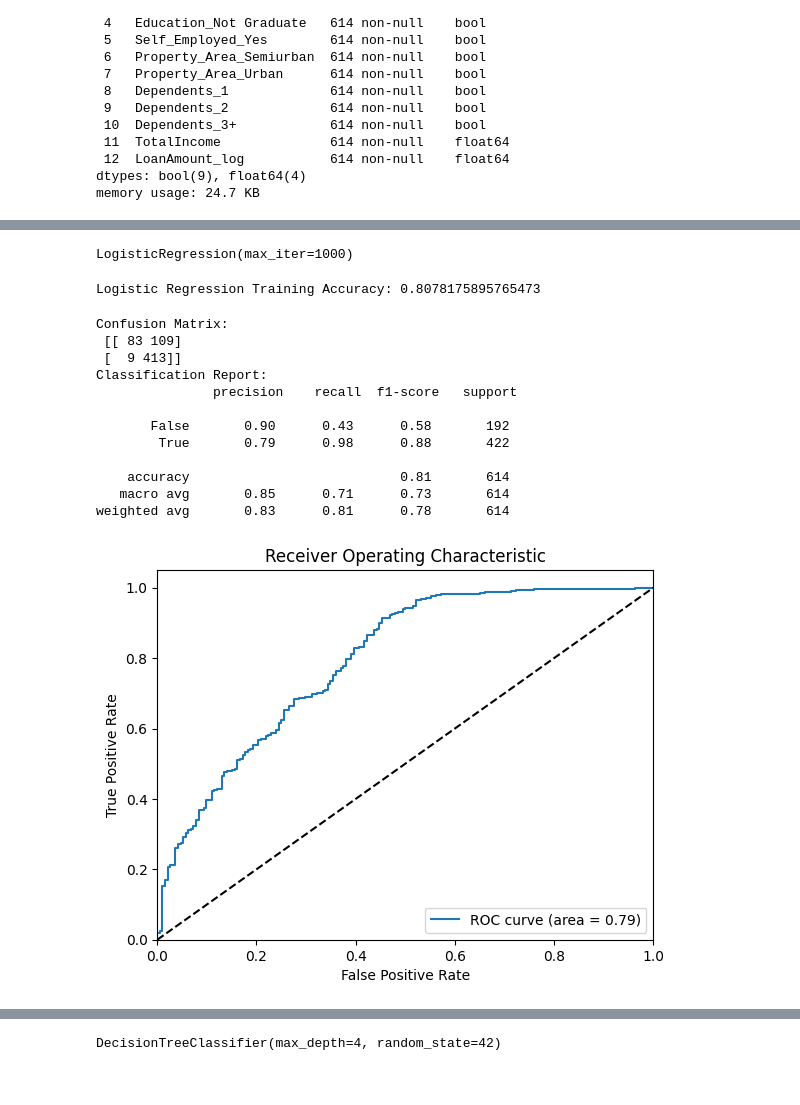
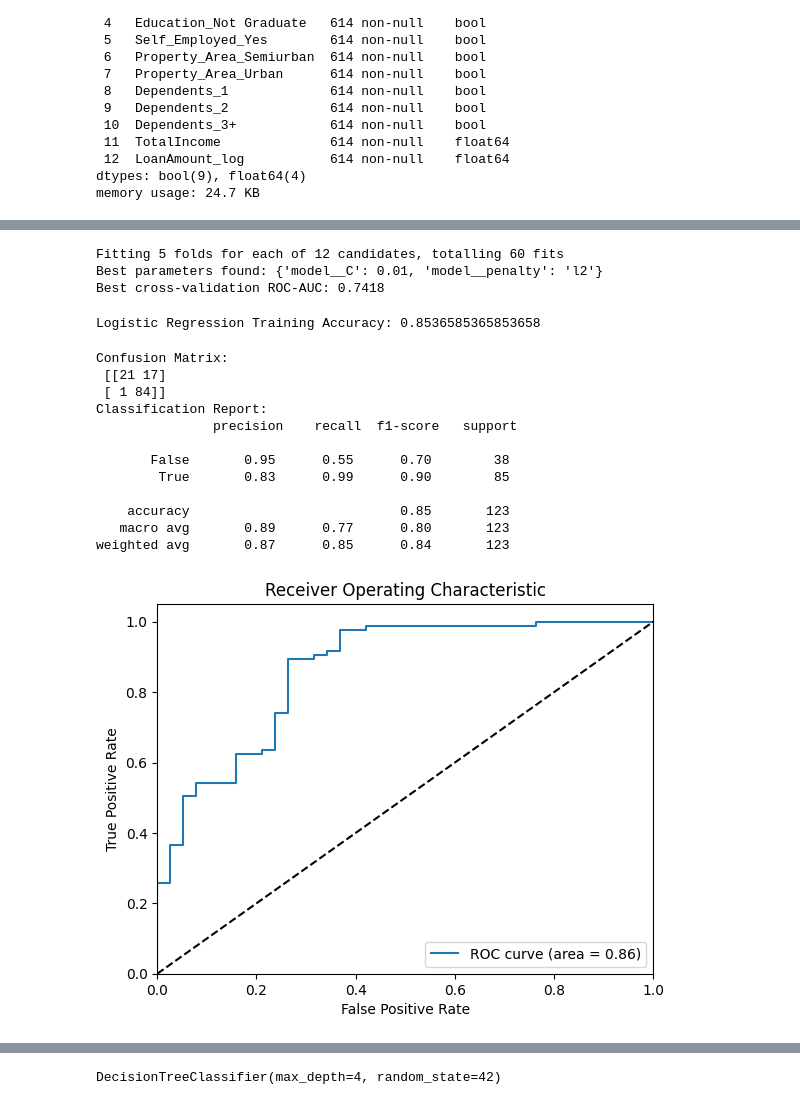
Before and after one commit to rrifqi23/loan-eligibility-predict-models, a Jupyter notebook: main.ipynb, the cells around one changed output, grey strips where cells are left out. Cells and saved outputs as stored; diff of their text form; code cells hidden in the pictures.

```diff
--- a/main.ipynb
+++ b/main.ipynb
@@ -215,6 +216,9 @@ memory usage: 30.1 KB
 # %%
 df_train_cleaned = df_train_encoded.copy()
 df_test_cleaned = df_test_encoded.copy()
+
+df_train_cleaned = df_train_cleaned.drop('Loan_ID', axis=1)
+df_test_cleaned = df_test_cleaned.drop('Loan_ID', axis=1)
 # %%
 df_train_cleaned['TotalIncome'] = df_train_cleaned['ApplicantIncome'] + df_train_cleaned['CoapplicantIncome']
 df_train_cleaned.drop(['ApplicantIncome', 'CoapplicantIncome'], axis=1, inplace=True)
@@ -286,3 +330,8 @@ Data columns (total 13 columns):
  12  LoanAmount_log           614 non-null    float64
 dtypes: bool(9), float64(4)
 memory usage: 24.7 KB
+# %%
+# naive bayes model
+from sklearn.naive_bayes import GaussianNB
+nb_model = GaussianNB()
+nb_model.fit(X_train, y_train)
@@ -289,46 +380,71 @@ memory usage: 24.7 KB
 # %%
 # logistic regression model
-logreg = LogisticRegression(max_iter=1000)
-logreg.fit(X, y)
+pipe_logreg = Pipeline([
+    ('model', LogisticRegression(solver='liblinear'))
+])
+
+param_grid = {
+    'model__penalty': ['l1', 'l2'],  # Test both L1 and L2 regularization
+    'model__C': [0.001, 0.01, 0.1, 1, 10, 100]  # Test a wide range of C values
+}
+
+grid_search = GridSearchCV(
+    estimator=pipe_logreg,
+    param_grid=param_grid,
+    scoring='roc_auc',
+    cv=5,
+    n_jobs=-1,  # Use all your computer's processors
+    verbose=1
+)
+
+grid_search.fit(X_train, y_train)
+
+# 5. Show the best settings and the best score
+print(f"Best parameters found: {grid_search.best_params_}")
+print(f"Best cross-validation ROC-AUC: {grid_search.best_score_:.4f}")
+
+logreg = grid_search.best_estimator_
 # %% [output]
-LogisticRegression(max_iter=1000)
+Fitting 5 folds for each of 12 candidates, totalling 60 fits
+Best parameters found: {'model__C': 0.01, 'model__penalty': 'l2'}
+Best cross-validation ROC-AUC: 0.7418
 # %%
 # make predictions
-y_pred = logreg.predict(X)
-print("Logistic Regression Training Accuracy:", accuracy_score(y, y_pred))
+y_pred = logreg.predict(X_test)
+print("Logistic Regression Training Accuracy:", accuracy_score(y_test, y_pred))
 # %% [output]
-Logistic Regression Training Accuracy: 0.8078175895765473
+Logistic Regression Training Accuracy: 0.8536585365853658
 # %%
 # confusion matrix
-print("Confusion Matrix:\n", confusion_matrix(y, y_pred))
-print("Classification Report:\n", classification_report(y, y_pred))
+print("Confusion Matrix:\n", confusion_matrix(y_test, y_pred))
+print("Classification Report:\n", classification_report(y_test, y_pred))
 # %% [output]
 Confusion Matrix:
- [[ 83 109]
- [  9 413]]
+ [[21 17]
+ [ 1 84]]
 Classification Report:
                precision    recall  f1-score   support
 
-       False       0.90      0.43      0.58       192
-        True       0.79      0.98      0.88       422
+       False       0.95      0.55      0.70        38
+        True       0.83      0.99      0.90        85
 
-    accuracy                           0.81       614
-   macro avg       0.85      0.71      0.73       614
-weighted avg       0.83      0.81      0.78       614
+    accuracy                           0.85       123
+   macro avg       0.89      0.77      0.80       123
+weighted avg       0.87      0.85      0.84       123
 # %%
 # ROC curve
-y_prob = logreg.predict_proba(X)[:, 1]
-fpr, tpr, thresholds = roc_curve(y, y_prob)
-roc_auc = auc(fpr, tpr)
+y_prob = logreg.predict_proba(X_test)[:, 1]
+fpr_logreg, tpr_logreg, thresholds = roc_curve(y_test, y_prob)
+roc_auc_logreg = auc(fpr_logreg, tpr_logreg)
 plt.figure()
-plt.plot(fpr, tpr, label='ROC curve (area = {:.2f})'.format(roc_auc))
+plt.plot(fpr_logreg, tpr_logreg, label='ROC curve (area = {:.2f})'.format(roc_auc_logreg))
 plt.plot([0, 1], [0, 1], 'k--')
 plt.xlim([0.0, 1.0])
 plt.ylim([0.0, 1.05])
 plt.xlabel('False Positive Rate')
 plt.ylabel('True Positive Rate')
 plt.title('Receiver Operating Characteristic')
 plt.legend(loc="lower right")
 plt.show()
 # %% [output]
-[figure, old version]
+[figure, new version]
```
Also changed, not shown: parts of 35 cells of this notebook, 1 other file.
